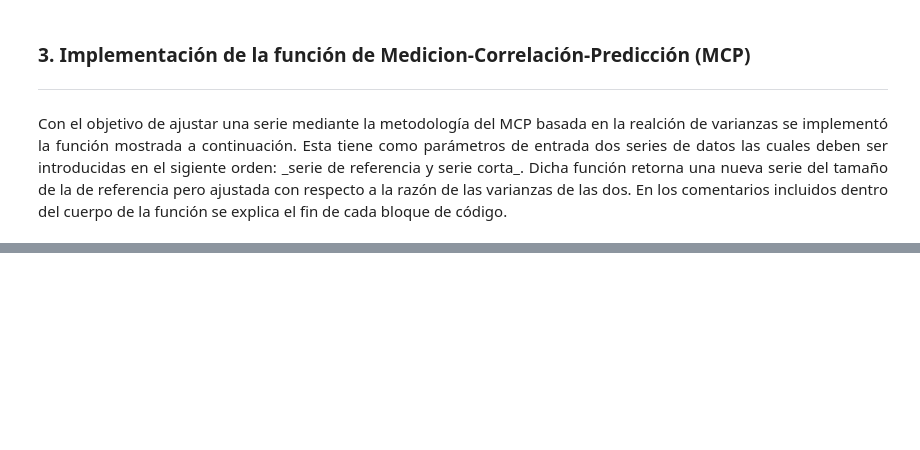
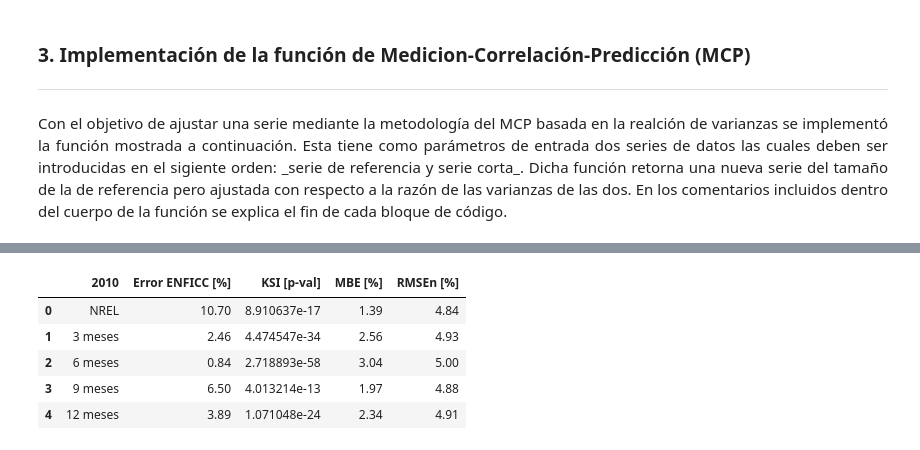
Before and after one commit to AlejandroAlayonS/Herramientas-Computacionales-IMEC3602, a Jupyter notebook: Taller 1/Taller 1.ipynb, the cells around one changed output, grey strips where cells are left out. Cells and saved outputs as stored; diff of their text form; code cells hidden in the pictures; blank space fills up the shorter version.

```diff
--- a/Taller 1/Taller 1.ipynb
+++ b/Taller 1/Taller 1.ipynb
@@ -199,0 +204,9 @@ def KSI(data1,column1,data2,column2):
+# %%
+pd.read_pickle(os.path.join(output_dir,'2010'))
+# %% [output]
+|  | 2010 | Error ENFICC [%] | KSI [p-val] | MBE [%] | RMSEn [%] |
+| 0 | NREL | 10.70 | 8.910637e-17 | 1.39 | 4.84 |
+| 1 | 3 meses | 2.46 | 4.474547e-34 | 2.56 | 4.93 |
+| 2 | 6 meses | 0.84 | 2.718893e-58 | 3.04 | 5.00 |
+| 3 | 9 meses | 6.50 | 4.013214e-13 | 1.97 | 4.88 |
+| 4 | 12 meses | 3.89 | 1.071048e-24 | 2.34 | 4.91 |
```
Also changed, not shown: parts of 46 cells of this notebook, 16 other files.
